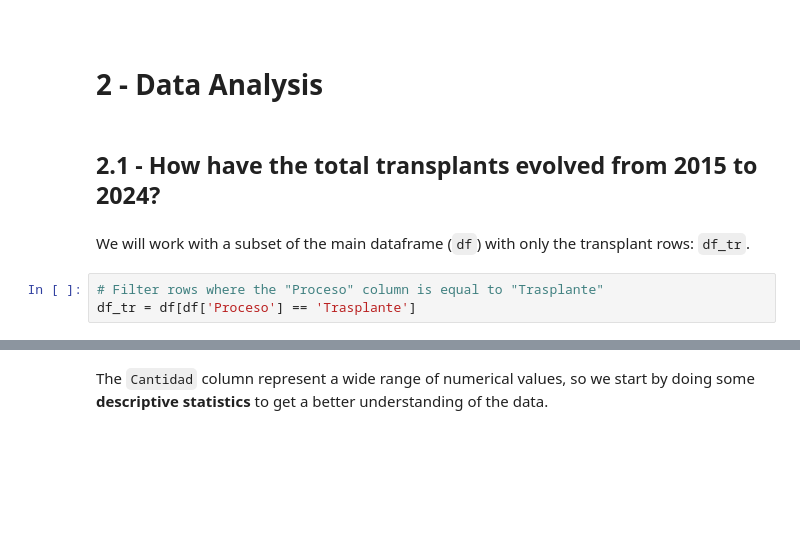
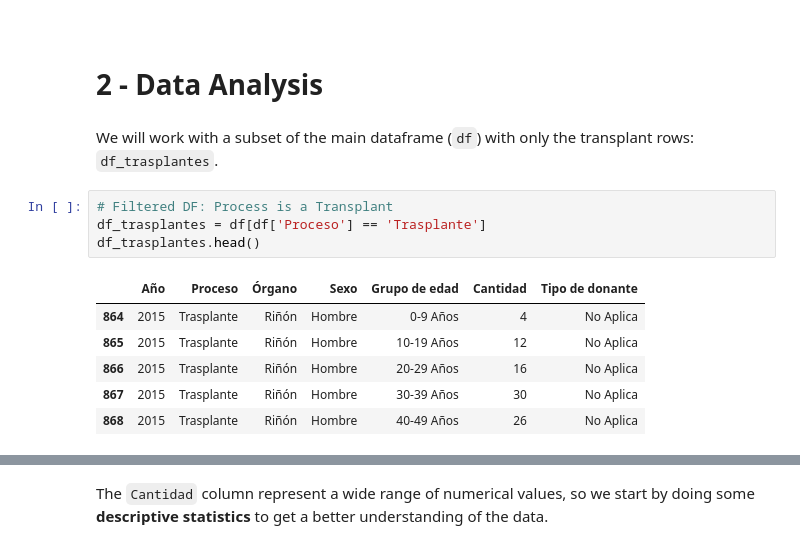
Before and after one commit to jalarconb/DataScience2024II, a Jupyter notebook: DSProject.ipynb, the cells around one changed output, grey strips where cells are left out. Cells and saved outputs as stored; diff of their text form; blank space fills up the shorter version.

```diff
--- a/DSProject.ipynb
+++ b/DSProject.ipynb
@@ -218,10 +219,16 @@ dtype: int64
 <br/>
 
 # **2 - Data Analysis**
-# %% [markdown]
-## 2.1 - How have the total transplants evolved from 2015 to 2024?
 # %% [markdown]
-We will work with a subset of the main dataframe (`df`) with only the transplant rows: `df_tr`.
+We will work with a subset of the main dataframe (`df`) with only the transplant rows: `df_trasplantes`.
-# %%
-# Filter rows where the "Proceso" column is equal to "Trasplante"
-df_tr = df[df['Proceso'] == 'Trasplante']
+# %%
+# Filtered DF: Process is a Transplant
+df_trasplantes = df[df['Proceso'] == 'Trasplante']
+df_trasplantes.head()
+# %% [output]
+|  | Año | Proceso | Órgano | Sexo | Grupo de edad | Cantidad | Tipo de donante |
+| 864 | 2015 | Trasplante | Riñón | Hombre | 0-9 Años | 4 | No Aplica |
+| 865 | 2015 | Trasplante | Riñón | Hombre | 10-19 Años | 12 | No Aplica |
+| 866 | 2015 | Trasplante | Riñón | Hombre | 20-29 Años | 16 | No Aplica |
+| 867 | 2015 | Trasplante | Riñón | Hombre | 30-39 Años | 30 | No Aplica |
+| 868 | 2015 | Trasplante | Riñón | Hombre | 40-49 Años | 26 | No Aplica |
```
Also changed, not shown: parts of 17 cells of this notebook.
